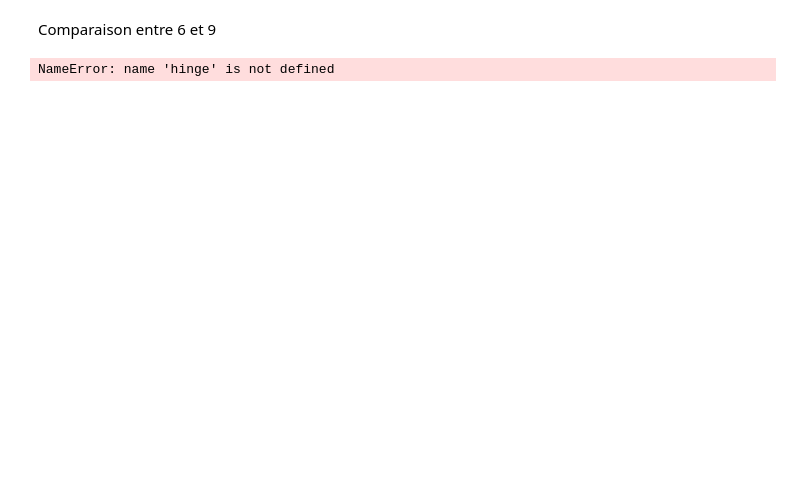
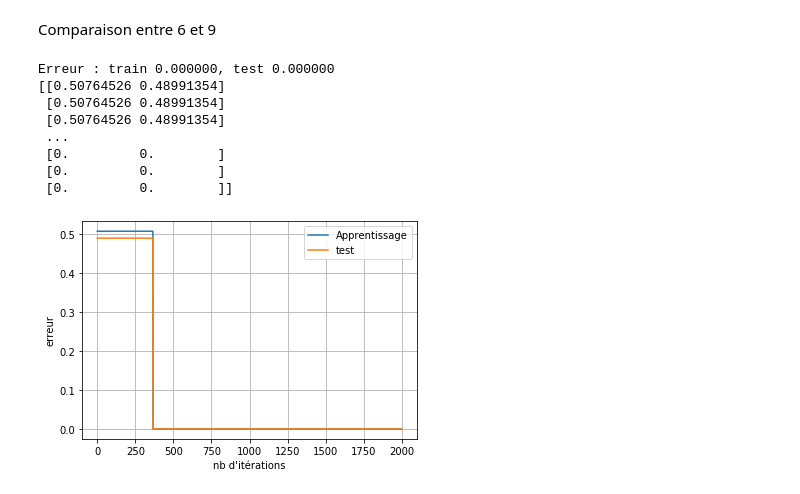
Before and after one commit to Clemspace/ML_DAC, a Jupyter notebook: TP3/TP3.ipynb, the cells around one changed output. Cells and saved outputs as stored; diff of their text form; code cells hidden in the pictures; blank space fills up the shorter version.

```diff
--- a/TP3/TP3.ipynb
+++ b/TP3/TP3.ipynb
@@ -39,28 +39,52 @@ Comparaison entre 6 et 9
 # %%
 import tme3_etu as tp3
 import importlib
 importlib.reload(tp3)
 
 import arftools
 import numpy as np
 import matplotlib.pyplot as plt
 
 train_datax, train_datay = tp3.load_usps("USPS_train.txt")
 test_datax, test_datay = tp3.load_usps("USPS_test.txt")
+
 valplus = 9
 valminus = 6
 
 train_x = train_datax[np.logical_or(train_datay == valplus, train_datay == valminus), :]
+
 train_y = train_datay[np.logical_or(train_datay == valplus, train_datay == valminus)]
 train_y = np.where(train_y == valplus, 1, -1)
 
 test_x = test_datax[np.logical_or(test_datay == valplus, test_datay == valminus), :]
+
 test_y = test_datay[np.logical_or(test_datay == valplus, test_datay == valminus)]
 test_y = np.where(test_y == valplus, 1, -1)
 
-perceptron = tp3.Lineaire(loss = hinge, loss_g = hinge_g, max_iter=5000, eps=0.05)
-perceptron.fit(train_x, train_y)
-print("Erreur : train %f, test %f"% (perceptron.score(train_x,train_y),perceptron.score(test_x,test_y)))
-show_usps(perceptron.w[:-1])
+perceptron = tp3.Lineaire(loss = tp3.hinge, loss_g = tp3.hinge_g, max_iter=2000, eps=0.1, hist = True, bias =False)
+#perceptron.fit(train_x, train_y)
+erreurs = perceptron.fit(train_x, train_y, test_x, test_y)
+print("Erreur : train %f, test %f"% (perceptron.accuracy(train_x,train_y),perceptron.accuracy(test_x,test_y)))
+#tp3.show_usps(perceptron.w[:])
+
+
+erreurs = perceptron.fit(train_x, train_y, testx = test_x, testy = test_y)
+fig, ax = plt.subplots()
+ax.plot(erreurs[:, 0], label = "Apprentissage")
+ax.plot(erreurs[:, 1], label = "test")
+print(erreurs)
+ax.legend()
+ax.set_xlabel("nb d'itérations")
+ax.set_ylabel("erreur")
+ax.grid(True)
+ax.set_axisbelow(True)
 # %% [output]
-NameError: name 'hinge' is not defined
+Erreur : train 0.000000, test 0.000000
+[[0.50764526 0.48991354]
+ [0.50764526 0.48991354]
+ [0.50764526 0.48991354]
+ ...
+ [0.         0.        ]
+ [0.         0.        ]
+ [0.         0.        ]]
+[figure, added]
```
Also changed, not shown: parts of 1 cell of this notebook, 5 other files.
